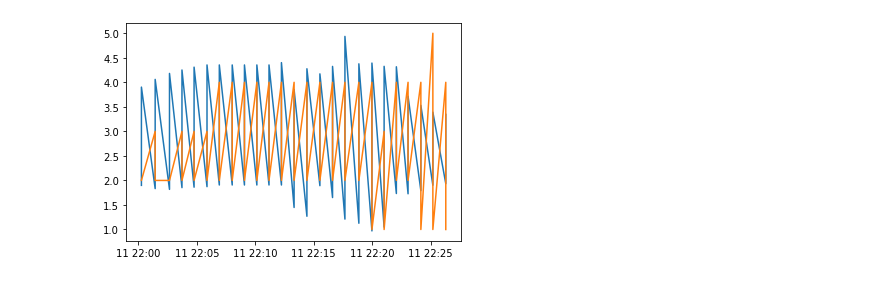
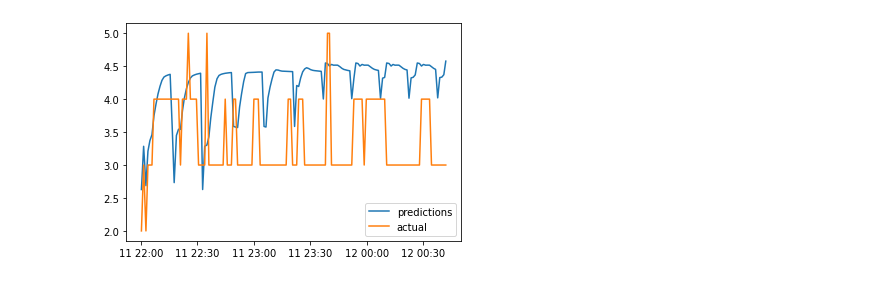
Before and after one commit to Niekvandam/OpenRemote-Series, a Jupyter notebook: duovariate_lstm.ipynb, the cells around one changed output. Drawn from its saved outputs; the diff is of its cells as text; code cells hidden in the pictures.

```diff
--- a/duovariate_lstm.ipynb
+++ b/duovariate_lstm.ipynb
@@ -12,5 +12,11 @@ look_back = 15
 # %%
 df = pd.read_csv("datapoints.csv", parse_dates=[0])
 df.set_axis(df['timestamp'], inplace=True)
-type(df)
+
+mask = df.name.str.contains("BLOK61")
+videolab = df[~mask]
+df = videolab
+print(len(df))
+
+df
 # %% [output]
@@ -57,6 +73,4 @@ test_generator = TimeseriesGenerator(parking_test, parking_test, length=look_bac
 # %%
-train_generator.data
-
 model = Sequential()
 
 model.add(LSTM(10,
@@ -65,16 +79,9 @@ model.add(LSTM(10,
         return_sequences=True)
 )
 
-model.add(LSTM(10,
-        activation='relu',
-        input_shape=(look_back,1))
-)
+model.add(Dense(1))
 
-
-model.add(Dense(1))
-opt = keras.optimizers.Adam(learning_rate=0.01)
-
-model.compile(optimizer=opt, loss='mse')
+model.compile(optimizer='adam', loss='mse')
 
 num_epochs = 25
 model.fit_generator(train_generator, epochs=num_epochs, verbose=1)
@@ -100,12 +111,13 @@ Epoch 25/25
 # %%
 prediction = model.predict(test_generator)
 
 parking_train = parking_train.reshape((-1))
 parking_test = parking_test.reshape((-1))
 prediction = prediction.reshape((-1))
 
-plt.plot(date_test[:50], prediction[:50])
-plt.plot(date_test[:50], parking_test[:50])
+plt.plot(date_test[:150], prediction[:150], label="predictions")
+plt.plot(date_test[:150], parking_test[:150], label="actual")
+plt.legend(loc='best')
 plt.show()
 # %% [output]
-[figure, old version]
+[figure, new version]
```
Also changed, not shown: parts of 5 cells of this notebook, 14 other files.
